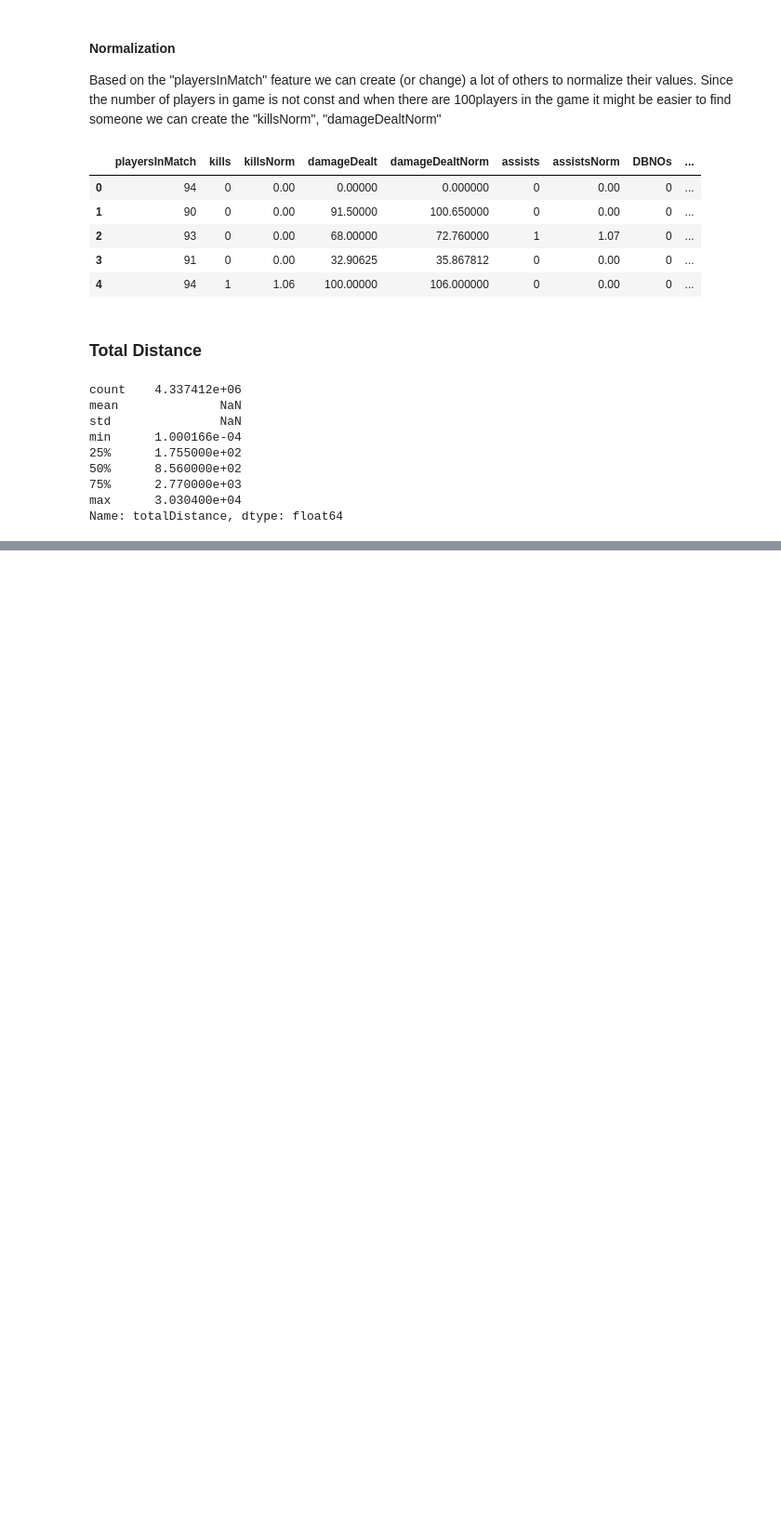
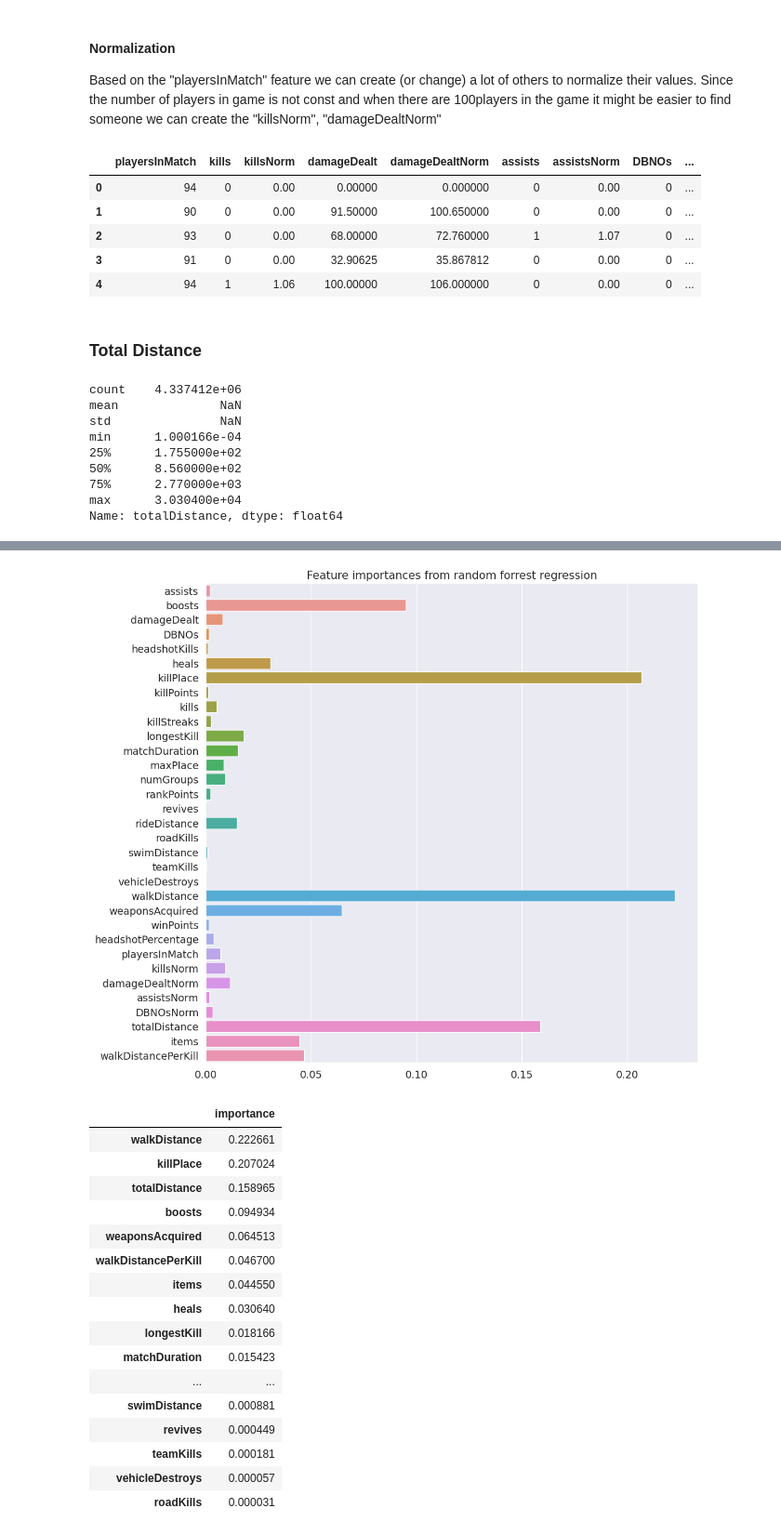
Before and after one commit to SzyMan1337/PUBG-Finish-Placement-Prediction, a Jupyter notebook: DataAnalysis.ipynb, the cells around one changed output, grey strips where cells are left out. Shown at 93% size. Cells and saved outputs as stored; diff of their text form; code cells hidden in the pictures; blank space fills up the shorter version.

```diff
--- a/DataAnalysis.ipynb
+++ b/DataAnalysis.ipynb
@@ -496,0 +550,8 @@ We will analyze importances of features
+# %%
+df['items'] = df['heals'] + df['boosts']
+resultsAppend('items', tryDataLinear(df[defaultCols+['items']]))
+# %%
+df['walkDistancePerKill'] = df['walkDistance'] / df['kills']
+df['walkDistancePerKill'].fillna(0, inplace=True)
+df['walkDistancePerKill'].replace(np.inf, 0, inplace=True)
+resultsAppend('walk dist per kill', tryDataLinear(df[defaultCols+['walkDistancePerKill']]))
@@ -496,0 +579,17 @@ We will analyze importances of features
+# %%
+def tryDataRandomFor(data):
+    random.seed(42)
+    data_train,data_test = split_into_train_test_sets(data)
+    data_train = data_train.drop(colsToDrop,axis=1)
+    data_test = data_test.drop(colsToDrop,axis=1)
+
+    model = RandomForestRegressor(max_depth=20, random_state = 123, n_estimators=50,max_features='sqrt',verbose=1,n_jobs=-1)
+    model.fit(data_train.drop(['winPlacePerc'],axis=1),data_train['winPlacePerc'])
+    print("ready, predicting...")
+    pred = model.predict(data_test.drop(['winPlacePerc'],axis=1))
+    gc.collect()
+    print(model.feature_importances_)
+    return scoreMetrices(data_test['winPlacePerc'],pred),model.feature_importances_
+# %%
+err, importances = tryDataRandomFor(df)
+err
@@ -496,0 +614,27 @@ We will analyze importances of features
+# %%
+forest_importances = pd.DataFrame(importances, index = list(df.drop(['winPlacePerc']+colsToDrop,axis=1).columns),columns=["importance"])
+
+plt.figure(figsize=(12,12))
+ax = sns.barplot(y =list(df.drop(['winPlacePerc']+colsToDrop,axis=1).columns), x = importances)
+plt.title('Feature importances from random forrest regression')
+plt.show()
+forest_importances.sort_values(by=['importance'],ascending=False)
+# %% [output]
+[figure, added]
+|  | importance |
+| walkDistance | 0.222661 |
+| killPlace | 0.207024 |
+| totalDistance | 0.158965 |
+| boosts | 0.094934 |
+| weaponsAcquired | 0.064513 |
+| walkDistancePerKill | 0.046700 |
+| items | 0.044550 |
+| heals | 0.030640 |
+| longestKill | 0.018166 |
+| matchDuration | 0.015423 |
+| ... | ... |
+| swimDistance | 0.000881 |
+| revives | 0.000449 |
+| teamKills | 0.000181 |
+| vehicleDestroys | 0.000057 |
+| roadKills | 0.000031 |
```
Also changed, not shown: parts of 36 cells of this notebook, 1 other file.
